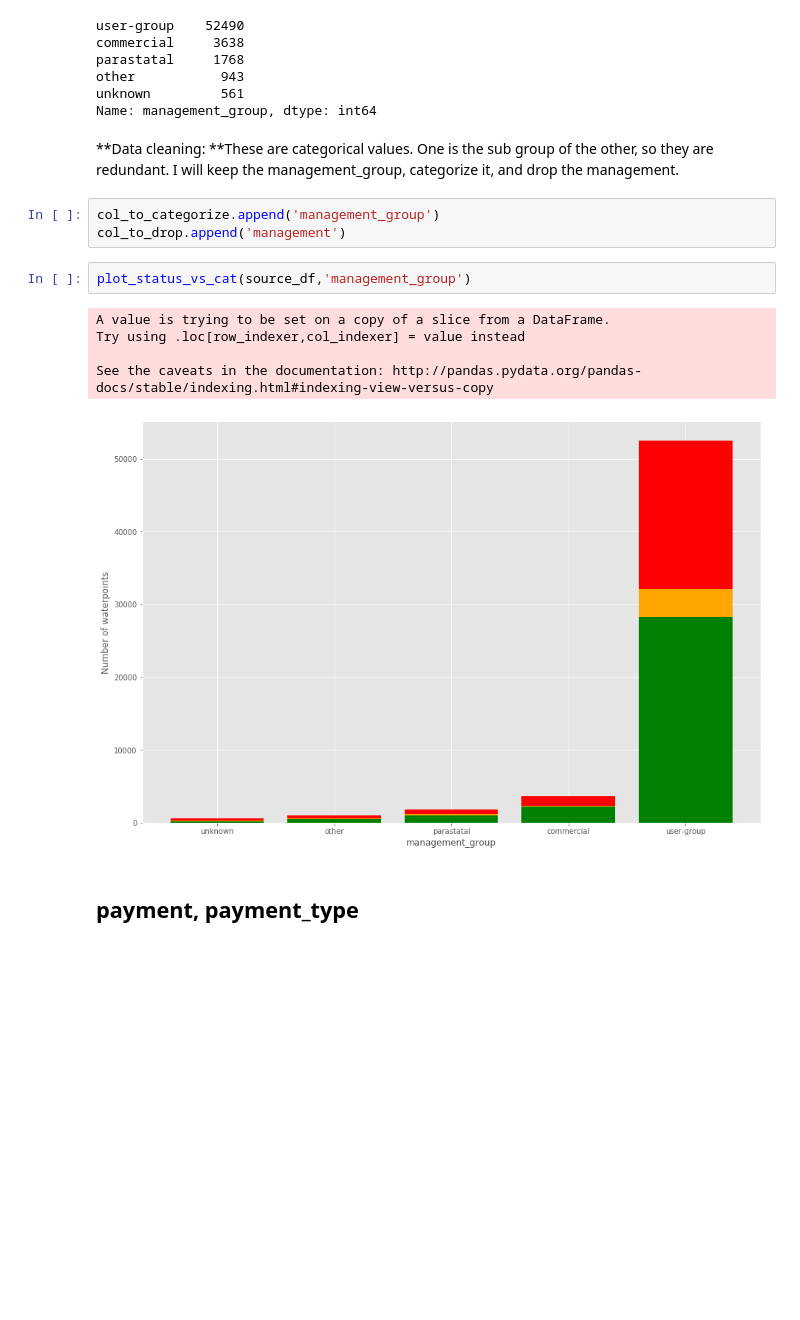
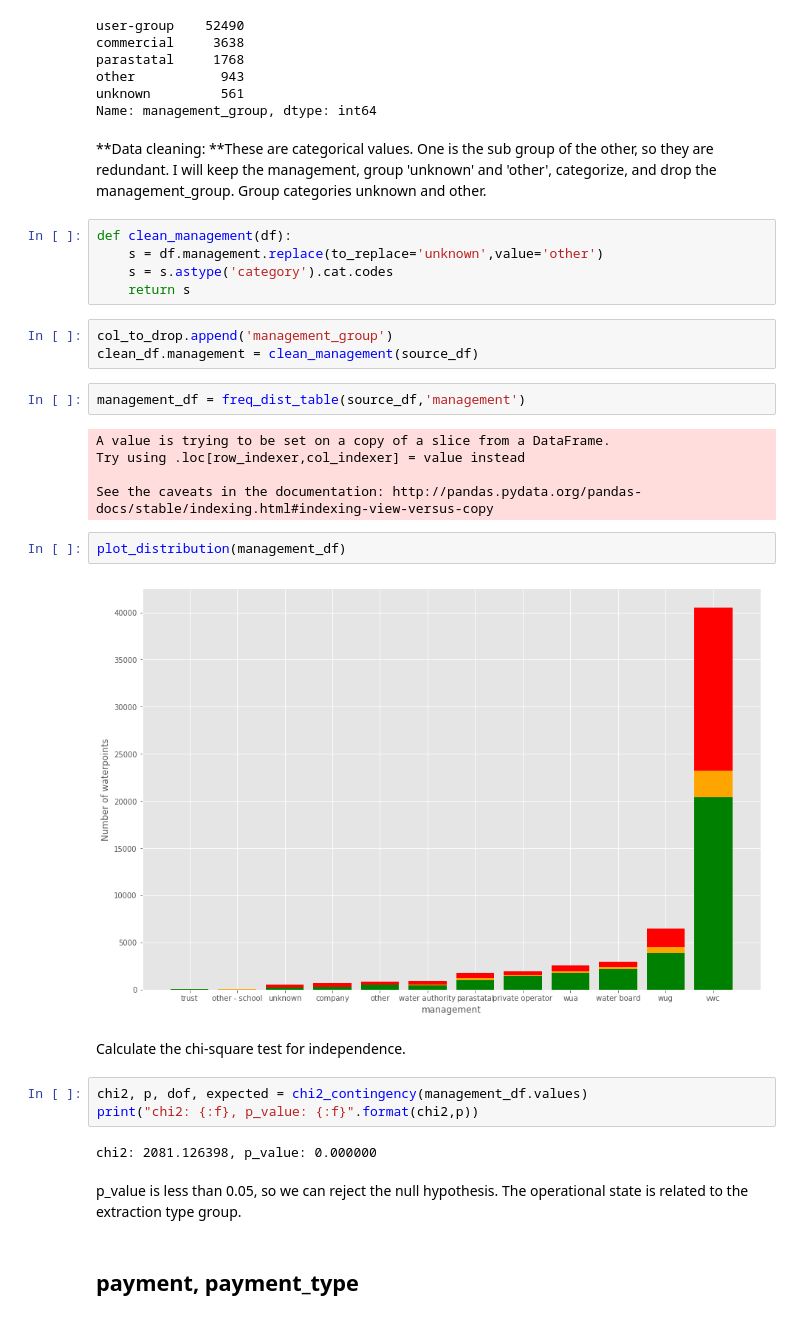
Before and after one commit to stephanietison/Waterpoints, a Jupyter notebook: Notebook/Water Pumps.ipynb, the cells around one changed output. Cells and saved outputs as stored; diff of their text form; blank space fills up the shorter version.

```diff
--- a/Notebook/Water Pumps.ipynb
+++ b/Notebook/Water Pumps.ipynb
@@ -956,18 +1231,37 @@ other           943
 unknown         561
 Name: management_group, dtype: int64
 # %% [markdown]
-**Data cleaning: **These are categorical values. One is the sub group of the other, so they are redundant. I will keep the management_group, categorize it, and drop the management.
+**Data cleaning: **These are categorical values. One is the sub group of the other, so they are redundant. I will keep the management, group 'unknown' and 'other', categorize, and drop the management_group.
+Group categories unknown and other.
+# %%
+def clean_management(df):
+    s = df.management.replace(to_replace='unknown',value='other')
+    s = s.astype('category').cat.codes
+    return s
 # %%
-col_to_categorize.append('management_group')
-col_to_drop.append('management')
+col_to_drop.append('management_group')
+clean_df.management = clean_management(source_df)
-# %%
-plot_status_vs_cat(source_df,'management_group')
-# %% [output]
-A value is trying to be set on a copy of a slice from a DataFrame.
-Try using .loc[row_indexer,col_indexer] = value instead
-
-See the caveats in the documentation: http://pandas.pydata.org/pandas-docs/stable/indexing.html#indexing-view-versus-copy
-[figure, removed]
+# %%
+management_df = freq_dist_table(source_df,'management')
+# %% [output]
+A value is trying to be set on a copy of a slice from a DataFrame.
+Try using .loc[row_indexer,col_indexer] = value instead
+
+See the caveats in the documentation: http://pandas.pydata.org/pandas-docs/stable/indexing.html#indexing-view-versus-copy
+# %%
+plot_distribution(management_df)
+# %% [output]
+[figure, added]
+# %% [markdown]
+Calculate the chi-square test for independence.
+# %%
+chi2, p, dof, expected = chi2_contingency(management_df.values)
+print("chi2: {:f}, p_value: {:f}".format(chi2,p))
+# %% [output]
+chi2: 2081.126398, p_value: 0.000000
+# %% [markdown]
+p_value is less than 0.05, so we can reject the null hypothesis.
+The operational state is related to the extraction type group.
 # %% [markdown]
 ## payment, payment_type
 # %%
```
Also changed, not shown: parts of 177 cells of this notebook.
